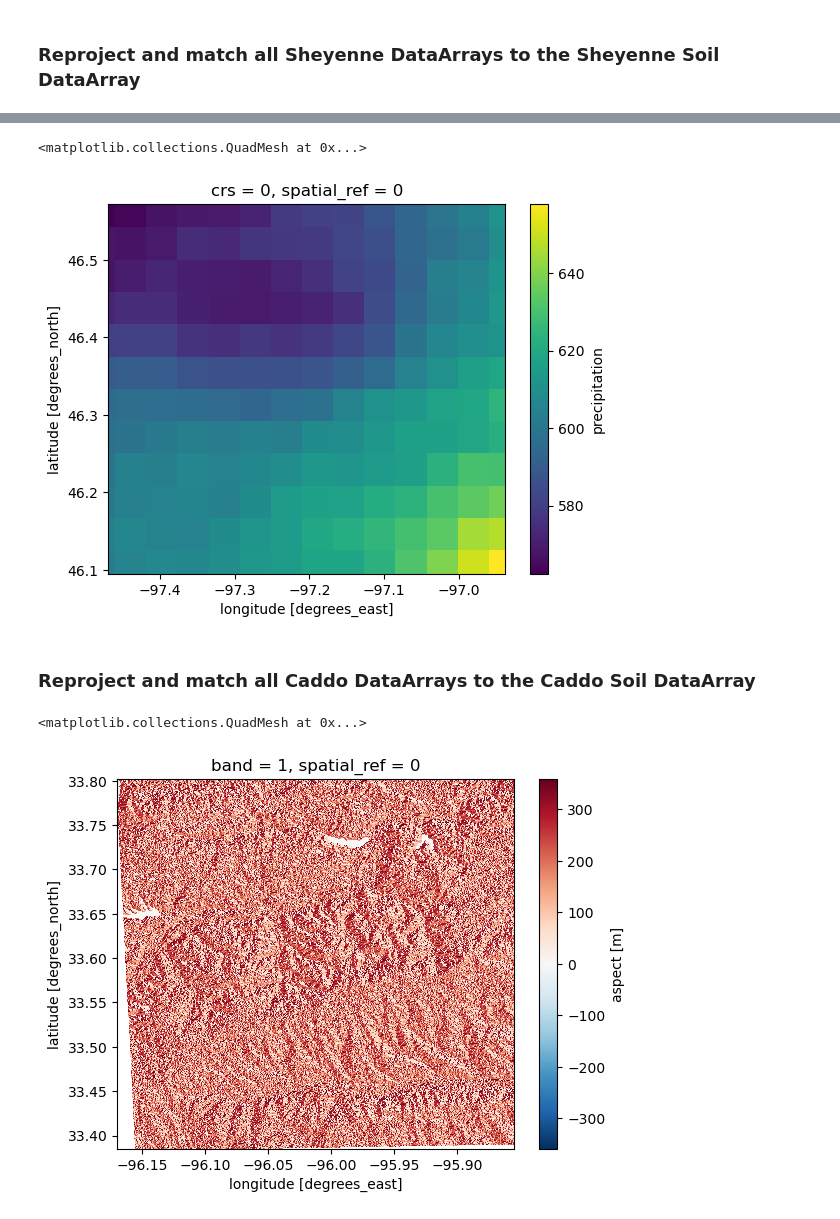
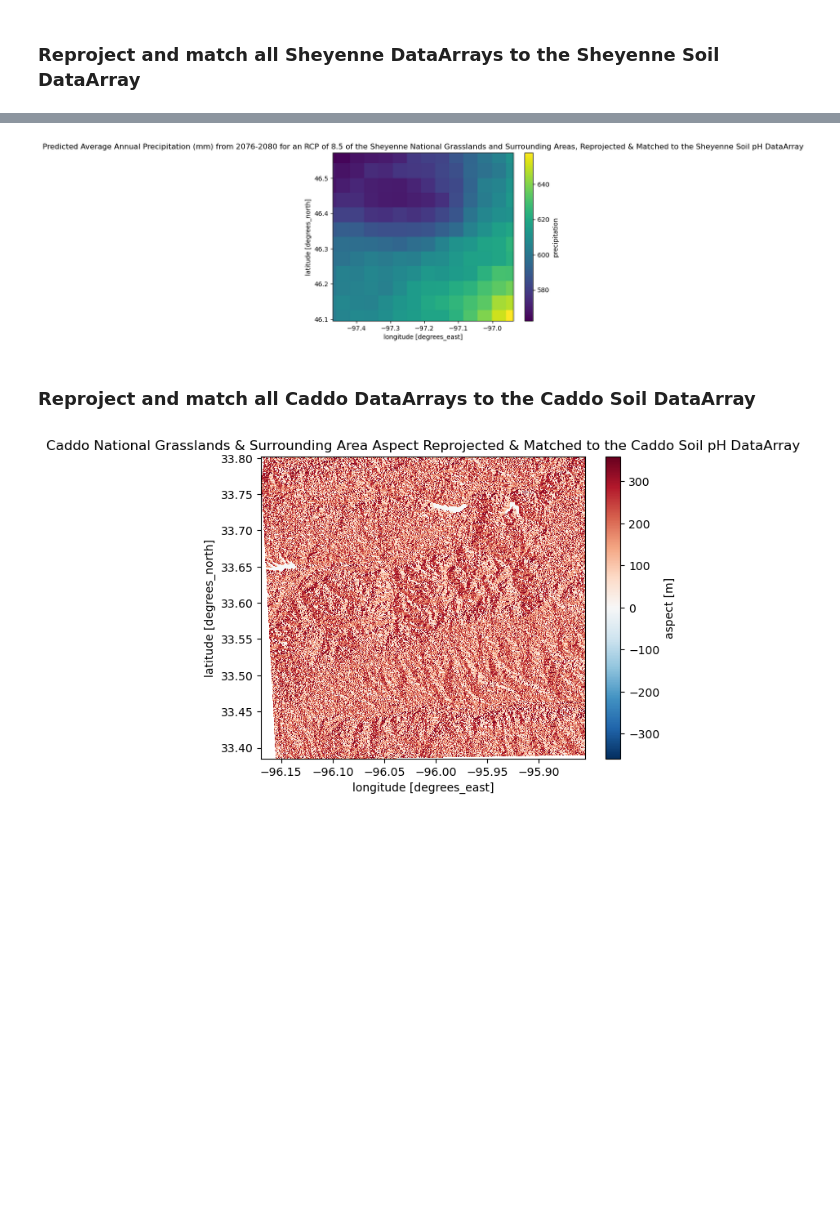
Before and after one commit to hanried/habitat-suitability, a Jupyter notebook: notebooks/04-habitat-suitability-harmonize.ipynb, the cells around one changed output, grey strips where cells are left out. Cells and saved outputs as stored; diff of their text form; code cells hidden in the pictures; blank space fills up the shorter version.

```diff
--- a/notebooks/04-habitat-suitability-harmonize.ipynb
+++ b/notebooks/04-habitat-suitability-harmonize.ipynb
@@ -40,11 +47,15 @@ sheyenne_45_annual_precip_matched_da.plot()
 # %%
 # Reproject and match sheyenne_85_annual_precip_da to the sheyenne_soil_ph_da
 sheyenne_85_annual_precip_matched_da = (sheyenne_85_annual_precip_da
                                         .rio.reproject_match(sheyenne_soil_ph_da))
 sheyenne_85_annual_precip_matched_da.plot()
+
+plt.title('Predicted Average Annual Precipitation (mm) from 2076-2080 '
+          'for an RCP of 8.5 of the Sheyenne National Grasslands and '
+          'Surrounding Areas, Reprojected & Matched to the Sheyenne Soil pH DataArray')
+plt.show()
 # %% [output]
-<matplotlib.collections.QuadMesh at 0x...>
-[figure, old version]
+[figure, new version]
 # %% [markdown]
 ### Reproject and match all Caddo DataArrays to the Caddo Soil DataArray
 # %%
@@ -52,9 +63,12 @@ sheyenne_85_annual_precip_matched_da.plot()
 caddo_aspect_matched_da = (caddo_aspect_da
                            .rio.reproject_match(caddo_soil_ph_da))
 caddo_aspect_matched_da.plot()
+
+plt.title('Caddo National Grasslands & Surrounding Area Aspect Reprojected & '
+          'Matched to the Caddo Soil pH DataArray')
+plt.show()
 # %% [output]
-<matplotlib.collections.QuadMesh at 0x...>
-[figure, old version]
+[figure, new version]
 # %%
 # Reproject and match caddo_45_annual_precip_da to the caddo_soil_ph_da
 caddo_45_annual_precip_matched_da = (caddo_45_annual_precip_da
```
Also changed, not shown: parts of 9 cells of this notebook.
